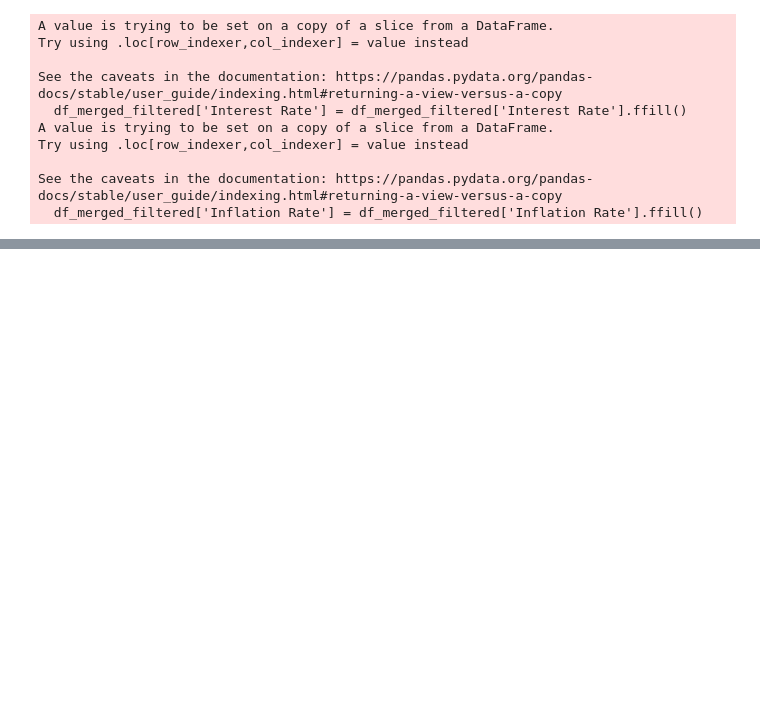
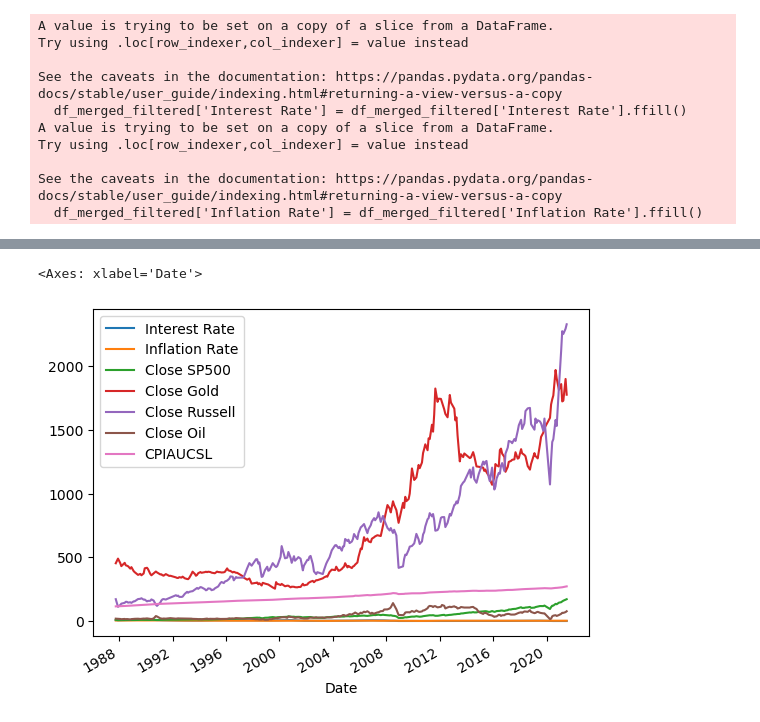
Before and after one commit to badranyoussef/bi-exam-project-stock, a Jupyter notebook: notebooks/combining_all_data.ipynb, the cells around one changed output, grey strips where cells are left out. Drawn from its saved outputs; the diff is of its cells as text; code cells hidden in the pictures; blank space fills up the shorter version.

```diff
--- a/notebooks/combining_all_data.ipynb
+++ b/notebooks/combining_all_data.ipynb
@@ -338,7 +408,7 @@ Close Oil          7431<br>
 dtype: int64
 # %%
 #Removing rows before 1963 as we only have data of one variable before that year
-df_merged_filtered = df_merged[df_merged['Date'] >= '1963-01-01']
+df_merged_filtered = df_merged[(df_merged['Date'] >= '1963-01-01') & (df_merged['Date'] < '2024-01-01')]
 
 # Fill missing values in 'Interest Rate' and 'Inflation Rate' using forward fill
 df_merged_filtered['Interest Rate'] = df_merged_filtered['Interest Rate'].ffill()
@@ -357 +431,3 @@ See the caveats in the documentation: https://pandas.pydata.org/pandas-docs/stab
+# %%
+df_merged_filtered.loc[:, 'CPIAUCSL'] = df_merged_filtered['CPIAUCSL'].ffill()
 # %%
@@ -369,5 +444 @@ Close Oil         7084
 dtype: int64
-# %%
-# Fill missing values in 'Interest Rate' and 'Inflation Rate' using forward fill
-df_merged_filtered['Interest Rate'] = df_merged_filtered['Interest Rate'].ffill()
-df_merged_filtered['Inflation Rate'] = df_merged_filtered['Inflation Rate'].ffill()
@@ -477,0 +451,12 @@ corrmat = df_merged.corr
+# %%
+# Find den første række med NaN fra toppen
+first_null_index = df_merged_filtered[df_merged_filtered.isnull().any(axis=1)].index[0]
+
+# Find den første række med NaN fra bunden
+last_null_index = df_merged_filtered[df_merged_filtered.isnull().any(axis=1)].index[-1]
+
+# Fjern rækker før den første null række og efter den sidste null række
+df_cleaned = df_merged_filtered.loc[first_null_index:last_null_index].dropna(how='any')
+
+# Vis den rensede DataFrame
+print(df_cleaned)
@@ -477,0 +493,5 @@ corrmat = df_merged.corr
+# %%
+df_cleaned.plot.line(y=['Interest Rate', 'Inflation Rate', 'Close SP500', 'Close Gold', 'Close Russell', 'Close Oil', 'CPIAUCSL'] , x='Date')
+# %% [output]
+<Axes: xlabel='Date'>
+[figure, added]
```
Also changed, not shown: parts of 36 cells of this notebook, 1 other file.
